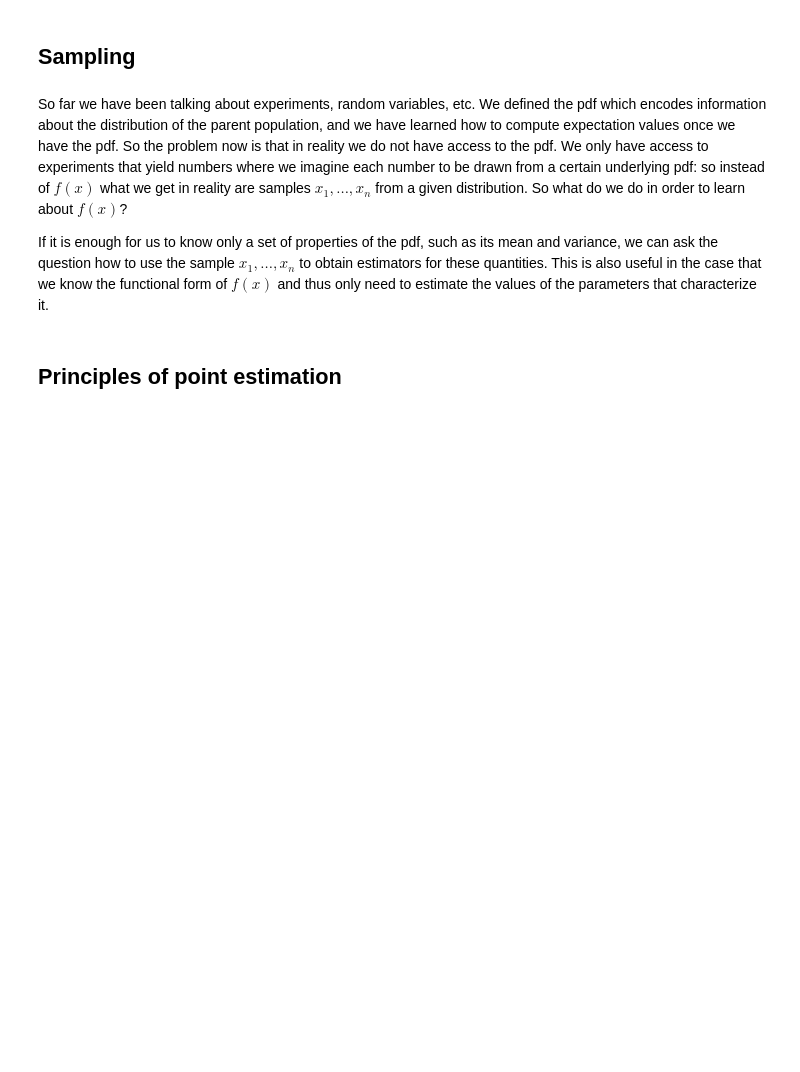
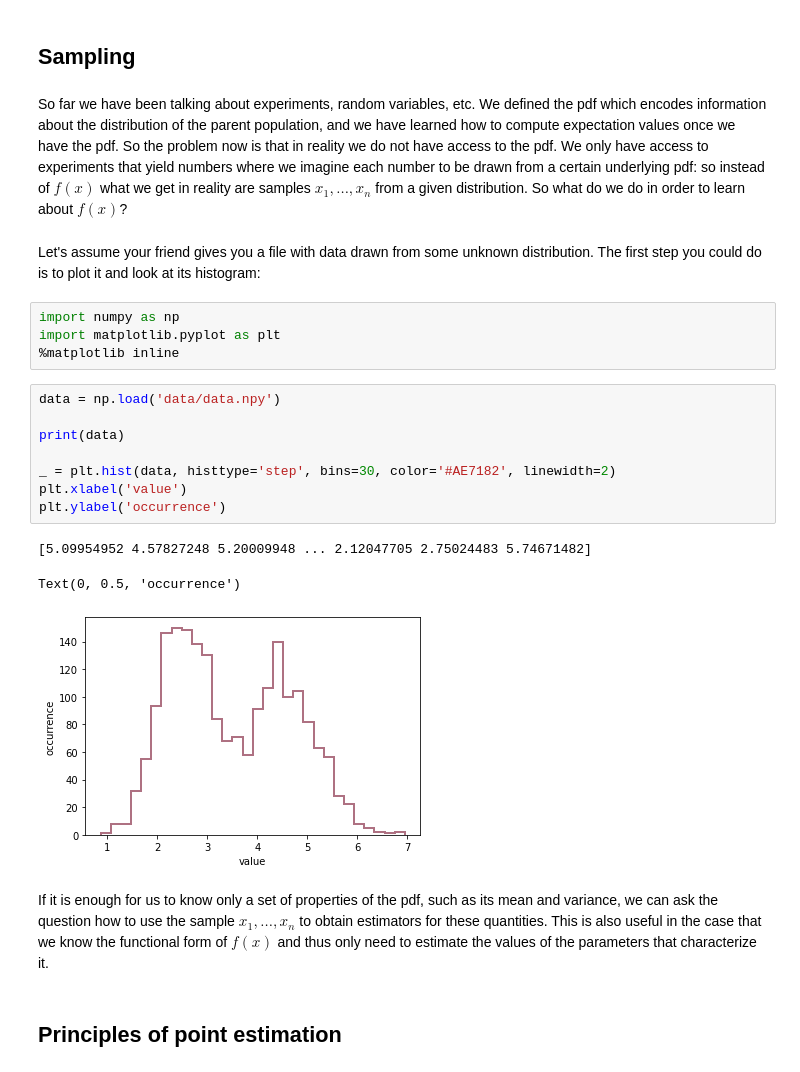
Before and after one commit to krtktwri/stat_methods_AIfA_2023, a Jupyter notebook: lecture_03/L03_point-processes.ipynb, the cells around one changed output. Drawn from its saved outputs; the diff is of its cells as text; blank space fills up the shorter version.

```diff
--- a/lecture_03/L03_point-processes.ipynb
+++ b/lecture_03/L03_point-processes.ipynb
@@ -9,8 +9,26 @@
 ## Sampling
 # %% [markdown]
 So far we have been talking about experiments, random variables, etc. We defined the pdf which encodes information about the distribution of the parent population, and we have learned how to compute expectation values once we have the pdf. So the problem now is that in reality we do not have access to the pdf. We only have access to experiments that yield numbers where we imagine each number to be drawn from a certain underlying pdf: so instead of $f(x)$ what we get in reality are samples $x_1, ..., x_n$ from a given distribution. So what do we do in order to learn about $f(x)$?
-
-If it is enough for us to know only a set of properties of the pdf, such as its mean and variance, we can ask the question how to use the sample $x_1, ..., x_n$ to obtain estimators for these quantities. This is also useful in the case that we know the functional form of $f(x)$ and thus only need to estimate the values of the parameters that characterize it.
+# %% [markdown]
+Let's assume your friend gives you a file with data drawn from some unknown distribution. The first step you could do is to plot it and look at its histogram:
+# %%
+import numpy as np
+import matplotlib.pyplot as plt
+%matplotlib inline
+# %%
+data = np.load('data/data.npy')
+
+print(data)
+
+_ = plt.hist(data, histtype='step', bins=30, color='#AE7182', linewidth=2)
+plt.xlabel('value')
+plt.ylabel('occurrence')
+# %% [output]
+[5.09954952 4.57827248 5.20009948 ... 2.12047705 2.75024483 5.74671482]
+Text(0, 0.5, 'occurrence')
+[figure, added]
+# %% [markdown]
+If it is enough for us to know only a set of properties of the pdf, such as its mean and variance, we can ask the question how to use the sample $x_1, ..., x_n$ to obtain estimators for these quantities. This is also useful in the case that we know the functional form of $f(x)$ and thus only need to estimate the values of the parameters that characterize it.
 # %% [markdown]
 ## Principles of point estimation
 # %% [markdown]
```
Also changed, not shown: parts of 6 cells of this notebook, 1 other file.
